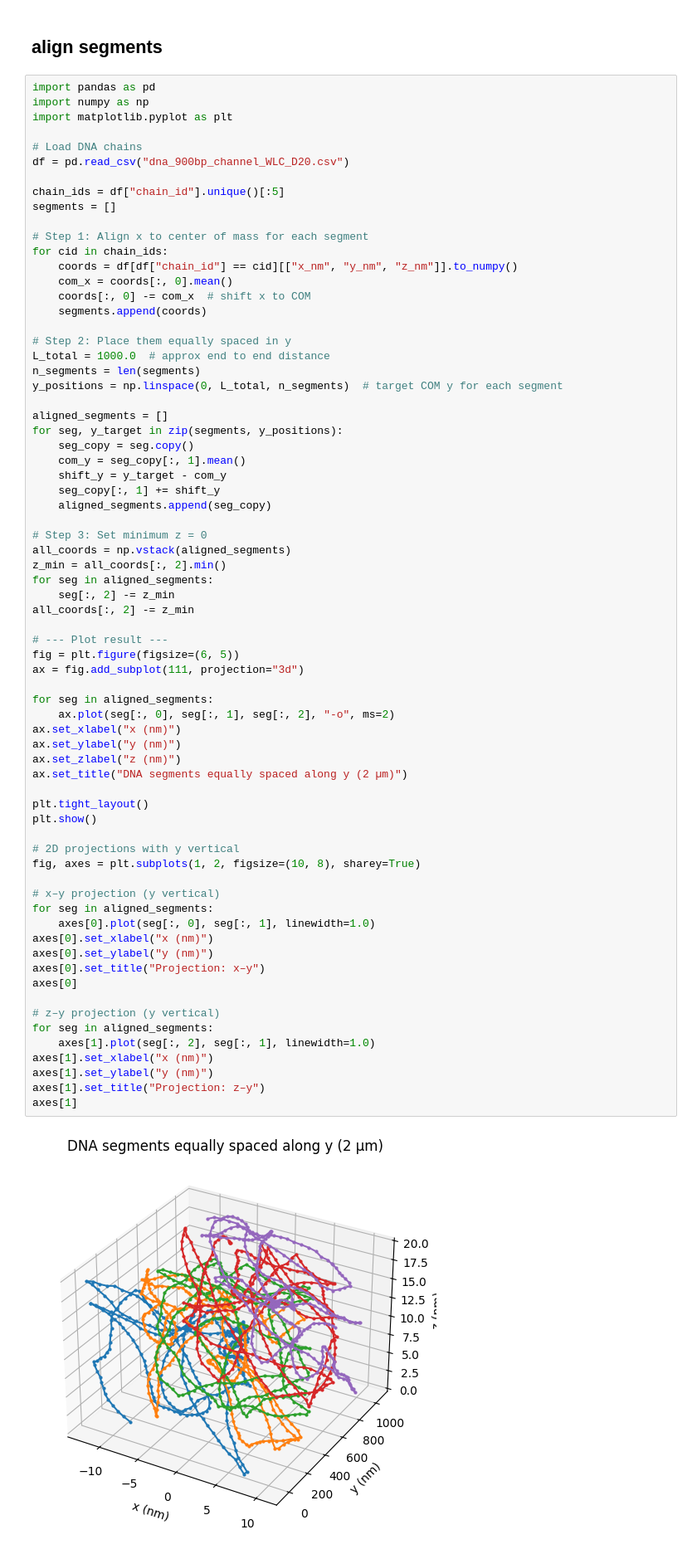
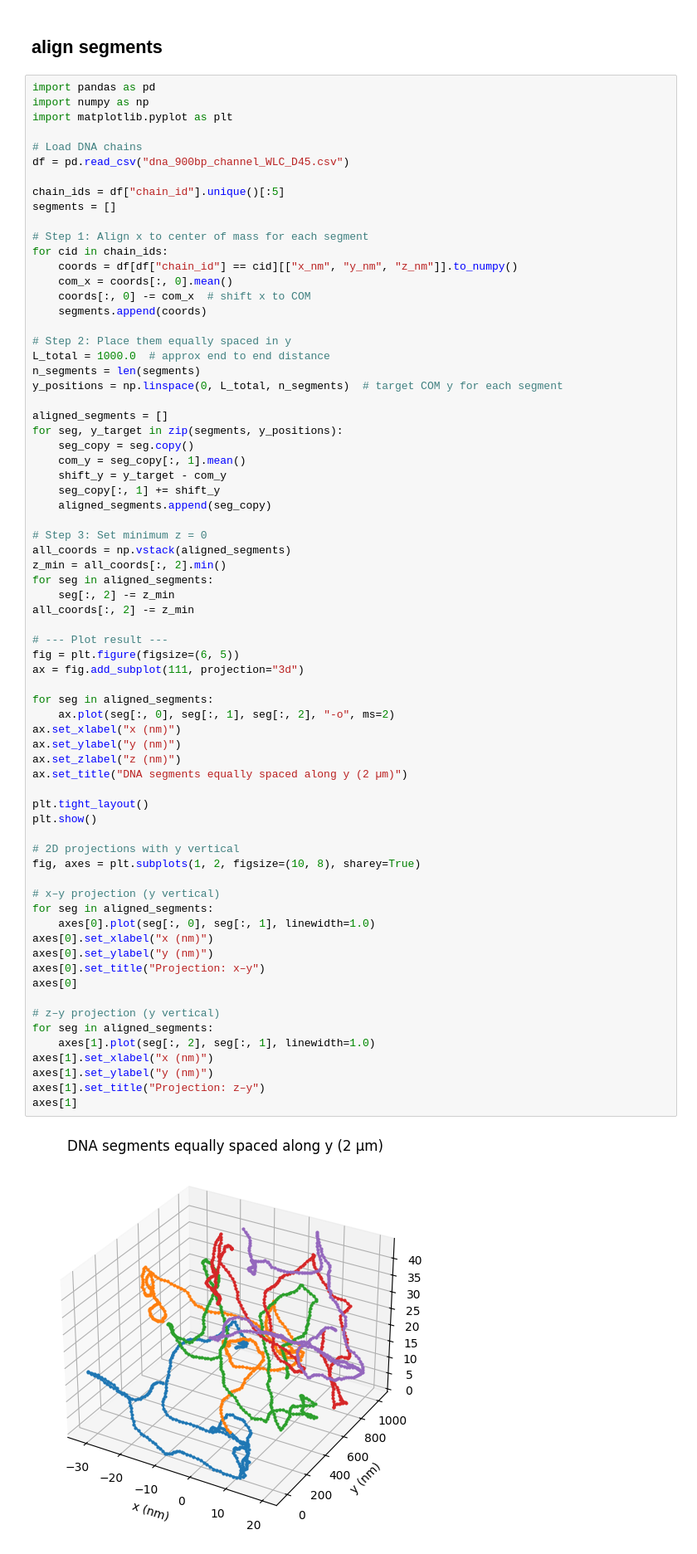
Before and after one commit to cmanzo/DNA_NanoString, a Jupyter notebook: Carlo/sim_gt.ipynb, the cells around one changed output. Shown at 83% size. Saved outputs shown, nothing was run; the diff lists cells and outputs as text.

Commit message:
simulated DNA in 45 nm channel

```diff
--- a/Carlo/sim_gt.ipynb
+++ b/Carlo/sim_gt.ipynb
@@ -220,7 +220,7 @@ import numpy as np
 import matplotlib.pyplot as plt
 
 # Load DNA chains
-df = pd.read_csv("dna_900bp_channel_WLC_D20.csv")
+df = pd.read_csv("dna_900bp_channel_WLC_D45.csv")
 
 chain_ids = df["chain_id"].unique()[:5]
 segments = []
@@ -258,32 +258,32 @@ ax = fig.add_subplot(111, projection="3d")
 
 for seg in aligned_segments:
     ax.plot(seg[:, 0], seg[:, 1], seg[:, 2], "-o", ms=2)
 ax.set_xlabel("x (nm)")
 ax.set_ylabel("y (nm)")
 ax.set_zlabel("z (nm)")
 ax.set_title("DNA segments equally spaced along y (2 µm)")
 
 plt.tight_layout()
 plt.show()
 
 # 2D projections with y vertical
 fig, axes = plt.subplots(1, 2, figsize=(10, 8), sharey=True)
 
 # x–y projection (y vertical)
 for seg in aligned_segments:
     axes[0].plot(seg[:, 0], seg[:, 1], linewidth=1.0)
 axes[0].set_xlabel("x (nm)")
 axes[0].set_ylabel("y (nm)")
 axes[0].set_title("Projection: x–y")
 axes[0]
 
 # z–y projection (y vertical)
 for seg in aligned_segments:
     axes[1].plot(seg[:, 2], seg[:, 1], linewidth=1.0)
 axes[1].set_xlabel("x (nm)")
 axes[1].set_ylabel("y (nm)")
 axes[1].set_title("Projection: z–y")
 axes[1]
 # %% [output]
-[figure, old version]
+[figure, new version]
 <Axes: title={'center': 'Projection: z–y'}, xlabel='x (nm)', ylabel='y (nm)'>
```
Also changed, not shown: parts of 5 cells of this notebook, 1 other file.
